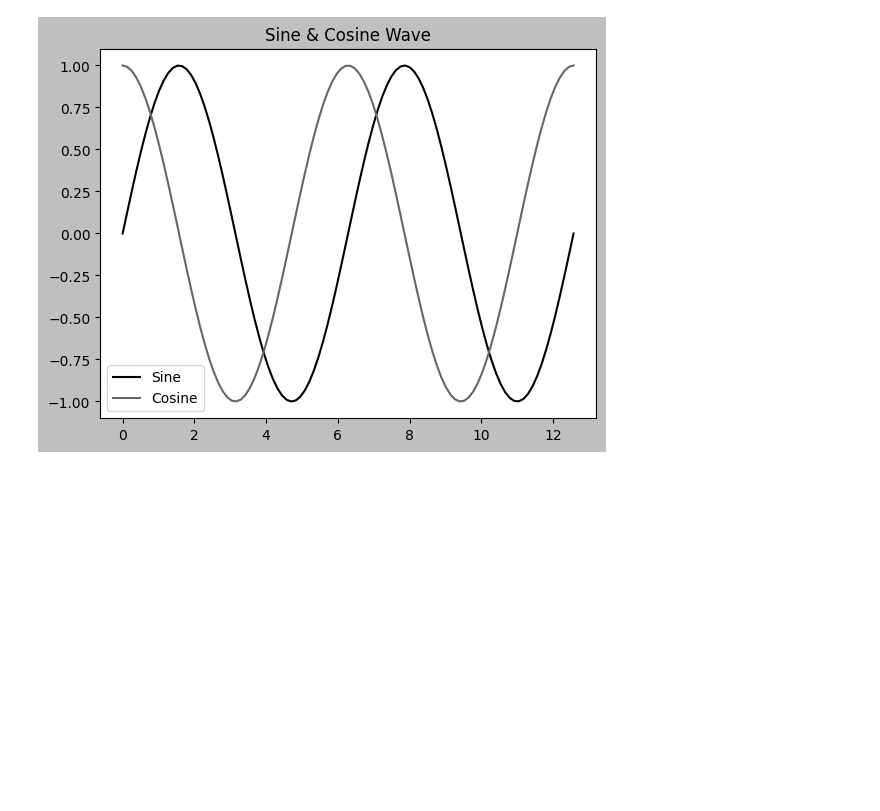
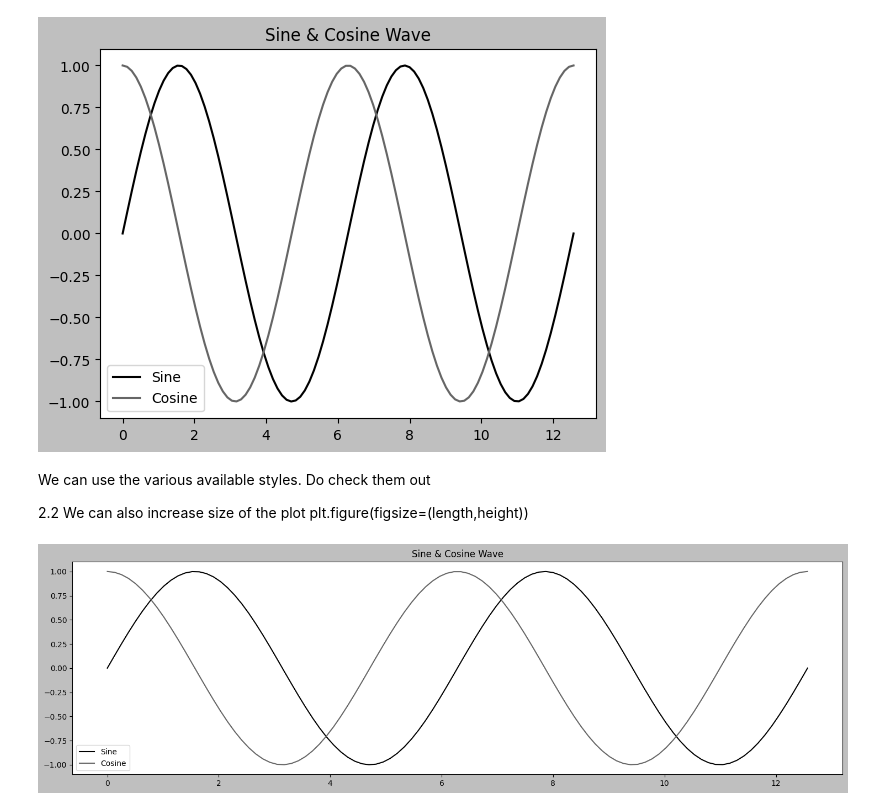
Before and after one commit to ujjwaljha1/Python, a Jupyter notebook: Libraries/Matplotlib.ipynb, the cells around one changed output. Cells and saved outputs as stored; diff of their text form; code cells hidden in the pictures; blank space fills up the shorter version.

```diff
--- a/Libraries/Matplotlib.ipynb
+++ b/Libraries/Matplotlib.ipynb
@@ -61,3 +61,23 @@ plt.legend()
 plt.show()
 # %% [output]
 [figure]
+# %% [markdown]
+
+We can use the various available styles. Do check them out
+
+2.2 We can also increase size of the plot
+plt.figure(figsize=(length,height))
+# %%
+plt.figure(figsize = (18,5))
+
+plt.style.use('grayscale')
+
+plt.plot(x, sin_y,label = 'Sine')
+plt.plot(x, cos_y,label = 'Cosine')
+
+plt.title('Sine & Cosine Wave')
+
+plt.legend()
+plt.show()
+# %% [output]
+[figure, added]
```
